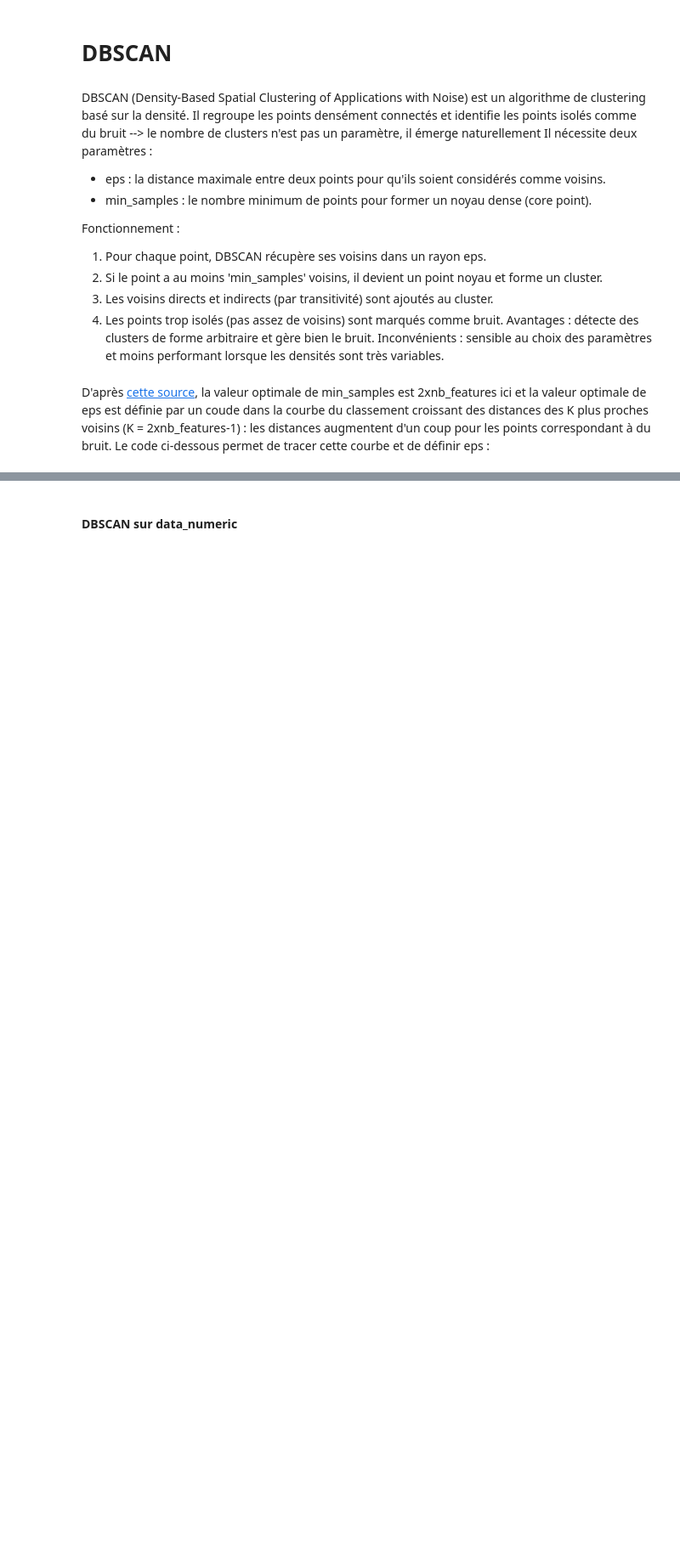
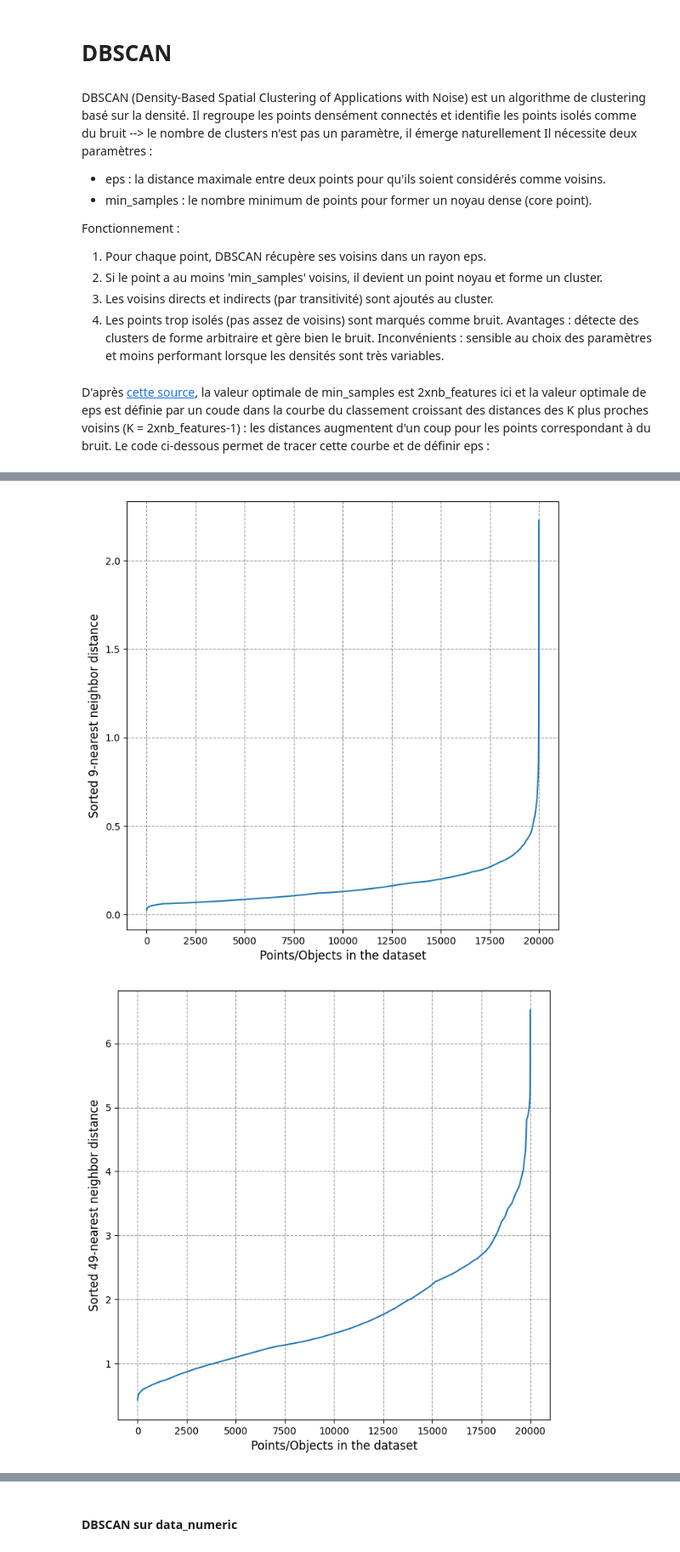
Before and after one commit to Manon-56/OC_P5, a Jupyter notebook: Olist_essais.ipynb, the cells around one changed output, grey strips where cells are left out. Shown at 85% size. Cells and saved outputs as stored; diff of their text form; code cells hidden in the pictures; blank space fills up the shorter version.

Commit message:
transform pandas to polars and use kmeans output for dbscan

```diff
--- a/Olist_essais.ipynb
+++ b/Olist_essais.ipynb
@@ -88,8 +25,8 @@ from custom_library.outils import prepare_compute_evaluate_kmeans, prepare_compu
 # %% [markdown]
 ## Importation des données nettoyées
 # %%
-with open("clean_dataset.pkl","rb") as f:
-	data = pd.read_pickle(f)
+with open("clean_dataset.csv","rb") as f:
+	data = pl.read_csv(f)
 # %%
 data.shape
 # %% [output]
@@ -116,20 +60,21 @@ Index(['nb_commandes', 'nb_produits', 'depense_totale', 'recence',
 # %%
+data = data.drop('customer_unique_id')
+
 print(f"Avant d'enlever les valeurs manquantes, le dataset contenait {len(data)} clients")
 
 data_RFM = data[['recence','nb_commandes','depense_totale']]
-data_RFM.dropna(inplace=True)
+data_RFM= data_RFM.drop_nulls()
 print(f"Après avoir enlevé les valeurs manquantes du dataset data_RFM, il reste {len(data_RFM)} clients")
 
-data_numeric = data.iloc[:,0:5]
-data_numeric.dropna(inplace=True)
+data_numeric = data[:,:5]
+data_numeric = data_numeric.drop_nulls()
 print(f"Après avoir enlevé les valeurs manquantes du dataset data_numeric, il reste {len(data_numeric)} clients")
 
-data_num_WO_recency = data_numeric.drop('recence',axis = 1)
-data_num_WO_recency.dropna(inplace=True)
+data_num_WO_recency = data_numeric.drop('recence')
 print(f"Après avoir enlevé les valeurs manquantes du dataset data_num_WO_recency, il reste {len(data_num_WO_recency)} clients")
 
 data_tot = data
-data_tot.dropna(inplace=True)
+data_tot= data_tot.drop_nulls()
 print(f"Après avoir enlevé les valeurs manquantes du dataset data_tot, il reste {len(data_tot)} clients")
 
 datasets_list = [data_RFM,data_numeric,data_num_WO_recency,data_tot]
@@ -345,0 +289,11 @@ D'après [cette source](https://stackoverflow.com/questions/15050389/estimating-
+# %%
+#data_numeric
+pt = PowerTransformer(method="yeo-johnson", standardize = True)
+data_to_transform = data_numeric.to_numpy()
+X_transformed = pt.fit_transform(data_to_transform)
+preliminary_kmeans_numeric = KMeans(n_clusters=20_000, random_state=42)
+preliminary_kmeans_numeric.fit_predict(X_transformed)
+data_numeric_reduced = pl.DataFrame(
+    preliminary_kmeans_numeric.cluster_centers_, schema=data_numeric.columns
+)
+data_numeric_reduced.head()
@@ -345,0 +309,11 @@ D'après [cette source](https://stackoverflow.com/questions/15050389/estimating-
+# %%
+#data_tot
+pt = PowerTransformer(method="yeo-johnson", standardize = True)
+data_to_transform = data_tot.to_numpy()
+X_transformed = pt.fit_transform(data_to_transform)
+preliminary_kmeans_datatot = KMeans(n_clusters=20_000, random_state=42)
+preliminary_kmeans_datatot.fit_predict(X_transformed)
+data_tot_reduced = pl.DataFrame(
+    preliminary_kmeans_datatot.cluster_centers_, schema=data_tot.columns
+)
+data_tot_reduced.head()
@@ -346,31 +329,36 @@ D'après [cette source](https://stackoverflow.com/questions/15050389/estimating-
 # %%
 def get_kdist_plot(X=None, k=None, radius_nbrs=1.0):
     nbrs = NearestNeighbors(n_neighbors=k, radius=radius_nbrs).fit(X)
 
     # For each point, compute distances to its k-nearest neighbors
     distances, indices = nbrs.kneighbors(X)
 
     distances = np.sort(distances, axis=0)
     distances = distances[:, k - 1]
 
     # Plot the sorted K-nearest neighbor distance for each point in the dataset
     plt.figure(figsize=(8, 8))
     plt.plot(distances)
     plt.xlabel("Points/Objects in the dataset", fontsize=12)
     plt.ylabel("Sorted {}-nearest neighbor distance".format(k), fontsize=12)
     plt.grid(True, linestyle="--", color="black", alpha=0.4)
     plt.show()
     plt.close()
 
 
 pt = PowerTransformer(method="yeo-johnson", standardize = True)
 ## Sur les variables numériques :
-X_transformed = pt.fit_transform(data_numeric)
+data_to_transform = data_numeric_reduced.to_numpy()
+X_transformed = pt.fit_transform(data_to_transform)
 k = 2 * X_transformed.shape[-1] - 1  # k=2*{dim(dataset)} - 1
 get_kdist_plot(X=X_transformed, k=k)
 ## Sur toutes les variables
-X_transformed = pt.fit_transform(data_tot)
+data_to_transform = data_tot_reduced.to_numpy()
+X_transformed = pt.fit_transform(data_to_transform)
 k = 2 * X_transformed.shape[-1] - 1  # k=2*{dim(dataset)} - 1
 get_kdist_plot(X=X_transformed, k=k)
+# %% [output]
+[figure, added]
+[figure, added]
 # %% [markdown]
 D'après ces courbes, la valeur optimale de eps est :
```
Also changed, not shown: parts of 39 cells of this notebook, 3 other files.
